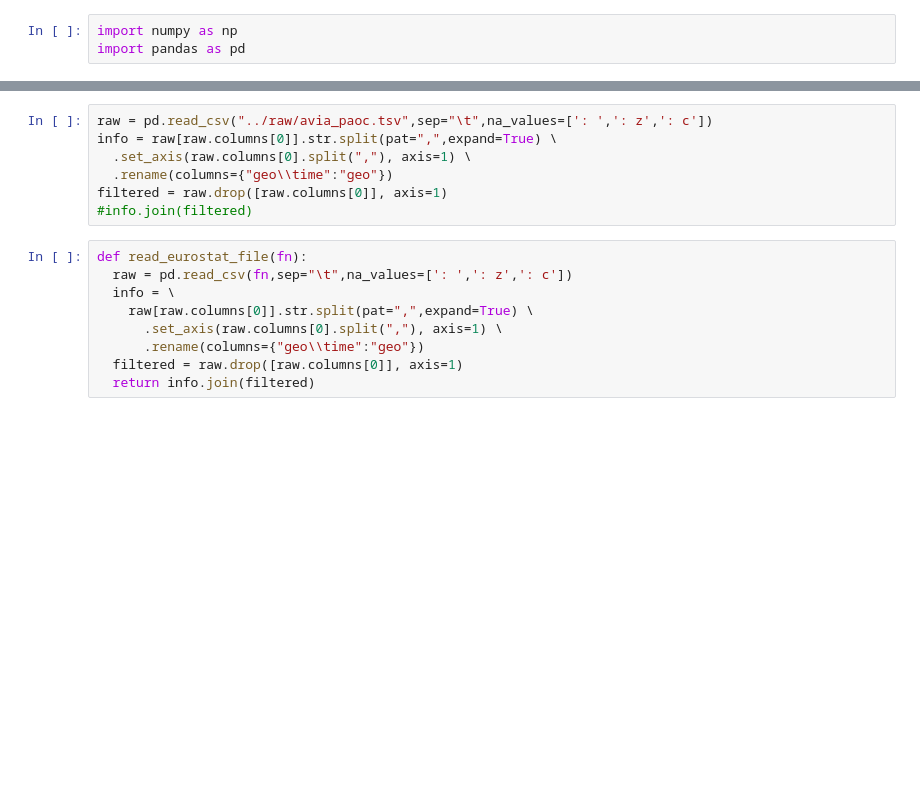
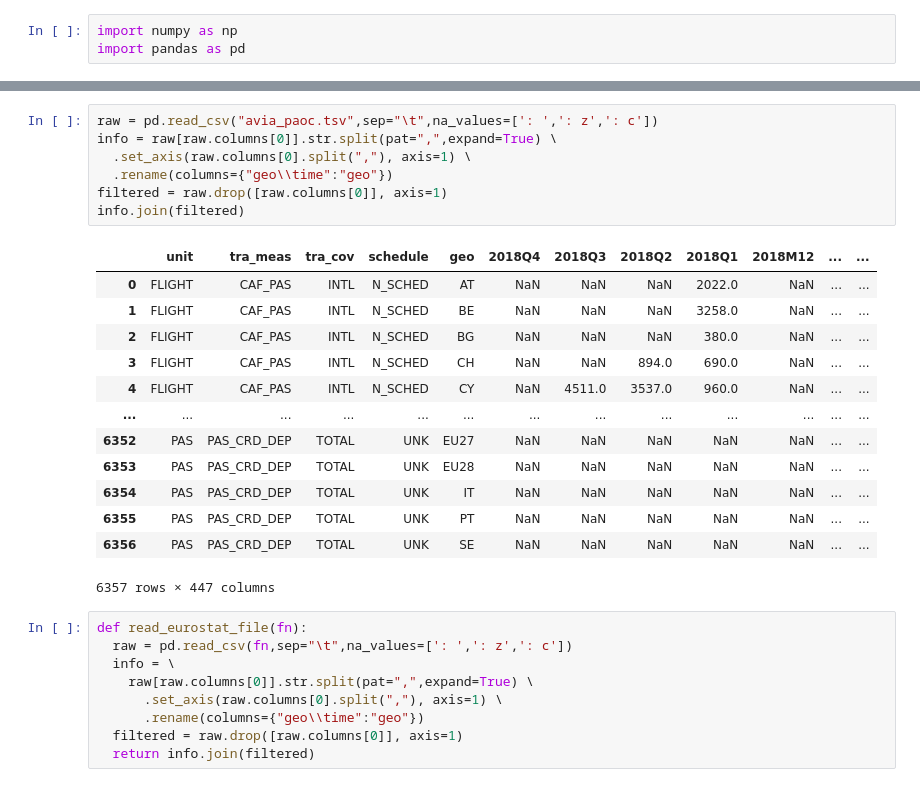
Before and after one commit to tpetricek/Talks, a Jupyter notebook: 2022/live-data-exploration/notebook/analysis.ipynb, the cells around one changed output, grey strips where cells are left out. Drawn from its saved outputs; the diff is of its cells as text; blank space fills up the shorter version.

```diff
--- a/2022/live-data-exploration/notebook/analysis.ipynb
+++ b/2022/live-data-exploration/notebook/analysis.ipynb
@@ -6,10 +20,24 @@ pd.read_csv("../raw/avia_paoc.tsv",sep="\t",na_values=[': ',': z',': c'])
 # %%
-raw = pd.read_csv("../raw/avia_paoc.tsv",sep="\t",na_values=[': ',': z',': c'])
+raw = pd.read_csv("avia_paoc.tsv",sep="\t",na_values=[': ',': z',': c'])
 info = raw[raw.columns[0]].str.split(pat=",",expand=True) \
   .set_axis(raw.columns[0].split(","), axis=1) \
   .rename(columns={"geo\\time":"geo"})
 filtered = raw.drop([raw.columns[0]], axis=1)
-#info.join(filtered)
+info.join(filtered)
+# %% [output]
+|  | unit | tra_meas | tra_cov | schedule | geo | 2018Q4 | 2018Q3 | 2018Q2 | 2018Q1 | 2018M12 | ... | ... |
+| 0 | FLIGHT | CAF_PAS | INTL | N_SCHED | AT | NaN | NaN | NaN | 2022.0 | NaN | ... | ... |
+| 1 | FLIGHT | CAF_PAS | INTL | N_SCHED | BE | NaN | NaN | NaN | 3258.0 | NaN | ... | ... |
+| 2 | FLIGHT | CAF_PAS | INTL | N_SCHED | BG | NaN | NaN | NaN | 380.0 | NaN | ... | ... |
+| 3 | FLIGHT | CAF_PAS | INTL | N_SCHED | CH | NaN | NaN | 894.0 | 690.0 | NaN | ... | ... |
+| 4 | FLIGHT | CAF_PAS | INTL | N_SCHED | CY | NaN | 4511.0 | 3537.0 | 960.0 | NaN | ... | ... |
+| ... | ... | ... | ... | ... | ... | ... | ... | ... | ... | ... | ... | ... |
+| 6352 | PAS | PAS_CRD_DEP | TOTAL | UNK | EU27 | NaN | NaN | NaN | NaN | NaN | ... | ... |
+| 6353 | PAS | PAS_CRD_DEP | TOTAL | UNK | EU28 | NaN | NaN | NaN | NaN | NaN | ... | ... |
+| 6354 | PAS | PAS_CRD_DEP | TOTAL | UNK | IT | NaN | NaN | NaN | NaN | NaN | ... | ... |
+| 6355 | PAS | PAS_CRD_DEP | TOTAL | UNK | PT | NaN | NaN | NaN | NaN | NaN | ... | ... |
+| 6356 | PAS | PAS_CRD_DEP | TOTAL | UNK | SE | NaN | NaN | NaN | NaN | NaN | ... | ... |
+6357 rows × 447 columns
 # %%
 def read_eurostat_file(fn):
   raw = pd.read_csv(fn,sep="\t",na_values=[': ',': z',': c'])
```
Also changed, not shown: parts of 5 cells of this notebook, 55 other files.
